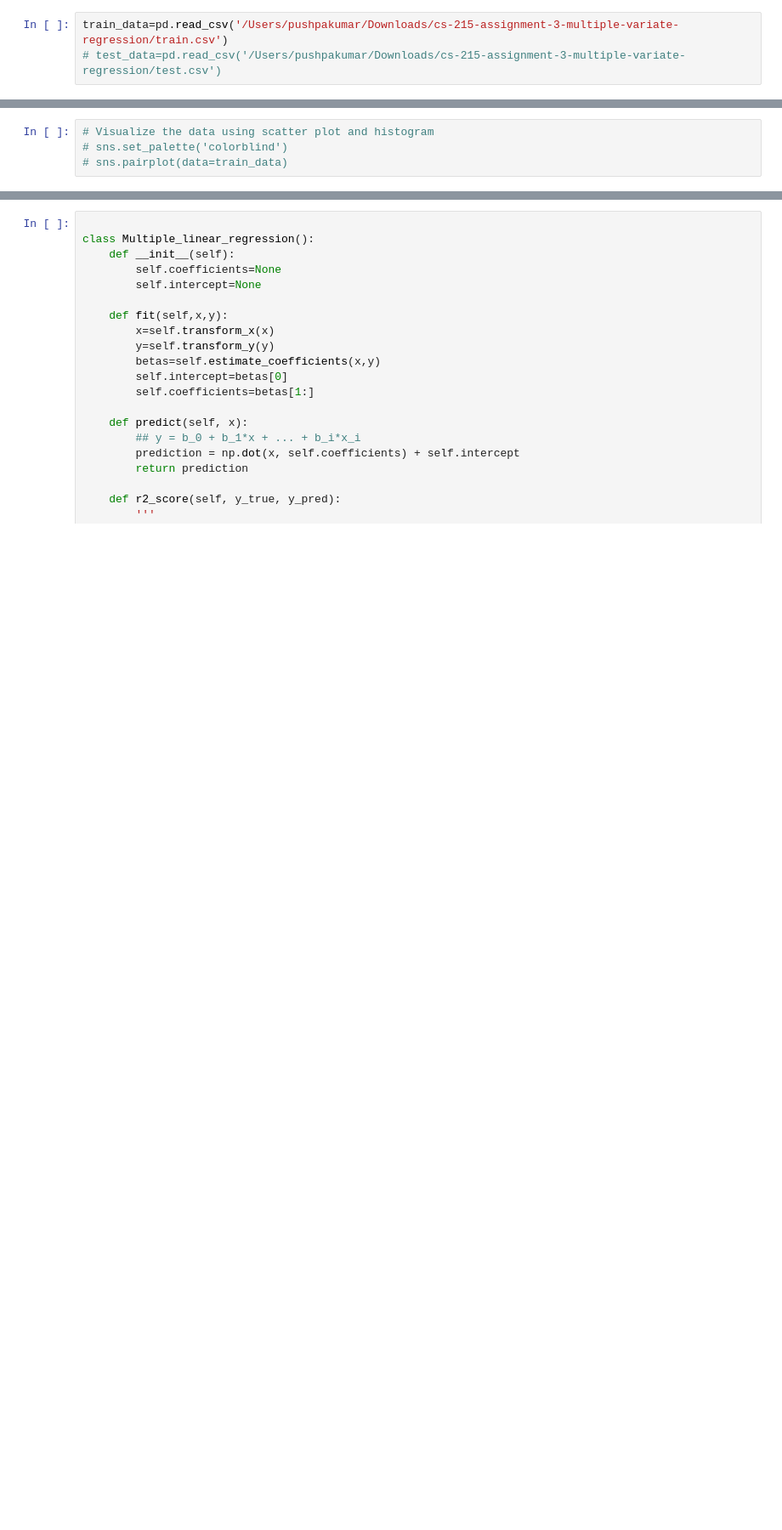
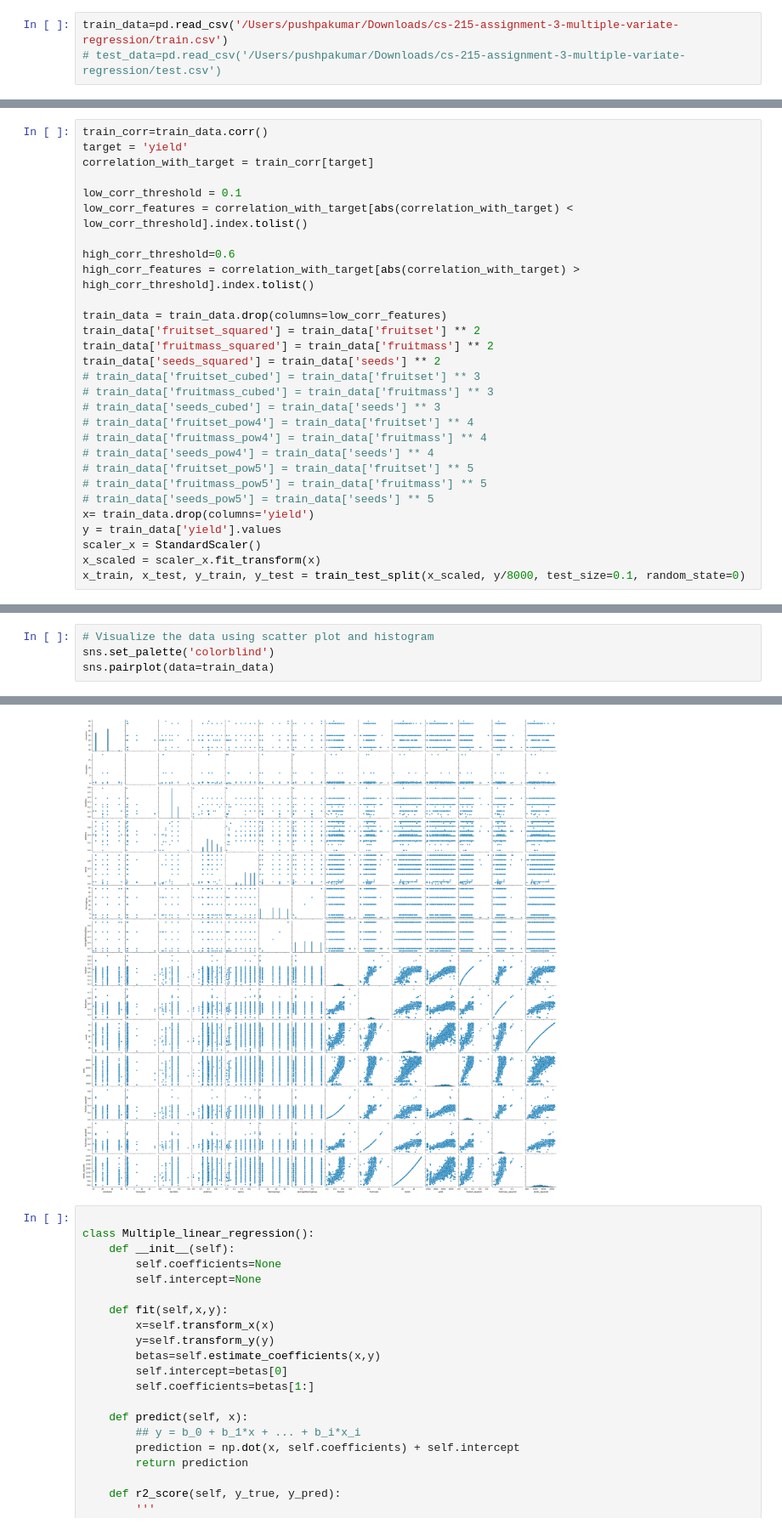
Before and after one commit to pushpa-kumar/cs215-A3, a Jupyter notebook: code/5.ipynb, the cells around one changed output, grey strips where cells are left out. Shown at 85% size. Saved outputs shown, nothing was run; the diff lists cells and outputs as text; blank space fills up the shorter version.

```diff
--- a/code/5.ipynb
+++ b/code/5.ipynb
@@ -13 +18,30 @@ train_data=pd.read_csv('/Users/pushpakumar/Downloads/cs-215-assignment-3-multipl
+# %%
+train_corr=train_data.corr()
+target = 'yield'
+correlation_with_target = train_corr[target]
+
+low_corr_threshold = 0.1
+low_corr_features = correlation_with_target[abs(correlation_with_target) < low_corr_threshold].index.tolist()
+
+high_corr_threshold=0.6
+high_corr_features = correlation_with_target[abs(correlation_with_target) > high_corr_threshold].index.tolist()
+
+train_data = train_data.drop(columns=low_corr_features)
+train_data['fruitset_squared'] = train_data['fruitset'] ** 2
+train_data['fruitmass_squared'] = train_data['fruitmass'] ** 2
+train_data['seeds_squared'] = train_data['seeds'] ** 2
+# train_data['fruitset_cubed'] = train_data['fruitset'] ** 3
+# train_data['fruitmass_cubed'] = train_data['fruitmass'] ** 3
+# train_data['seeds_cubed'] = train_data['seeds'] ** 3
+# train_data['fruitset_pow4'] = train_data['fruitset'] ** 4
+# train_data['fruitmass_pow4'] = train_data['fruitmass'] ** 4
+# train_data['seeds_pow4'] = train_data['seeds'] ** 4
+# train_data['fruitset_pow5'] = train_data['fruitset'] ** 5
+# train_data['fruitmass_pow5'] = train_data['fruitmass'] ** 5
+# train_data['seeds_pow5'] = train_data['seeds'] ** 5
+x= train_data.drop(columns='yield')
+y = train_data['yield'].values
+scaler_x = StandardScaler()
+x_scaled = scaler_x.fit_transform(x)
+x_train, x_test, y_train, y_test = train_test_split(x_scaled, y/8000, test_size=0.1, random_state=0)
 # %%
@@ -29,4 +70,5 @@ x_train, x_test, y_train, y_test = train_test_split(x, y, test_size=0.1, random_
 # %%
 # Visualize the data using scatter plot and histogram
-# sns.set_palette('colorblind')
-# sns.pairplot(data=train_data)
+sns.set_palette('colorblind')
+sns.pairplot(data=train_data)
+# %% [output]
@@ -33,3 +76,4 @@ x_train, x_test, y_train, y_test = train_test_split(x, y, test_size=0.1, random_
+[figure, added]
 # %%
 
 class Multiple_linear_regression():
```
Also changed, not shown: parts of 18 cells of this notebook, 3 other files.
